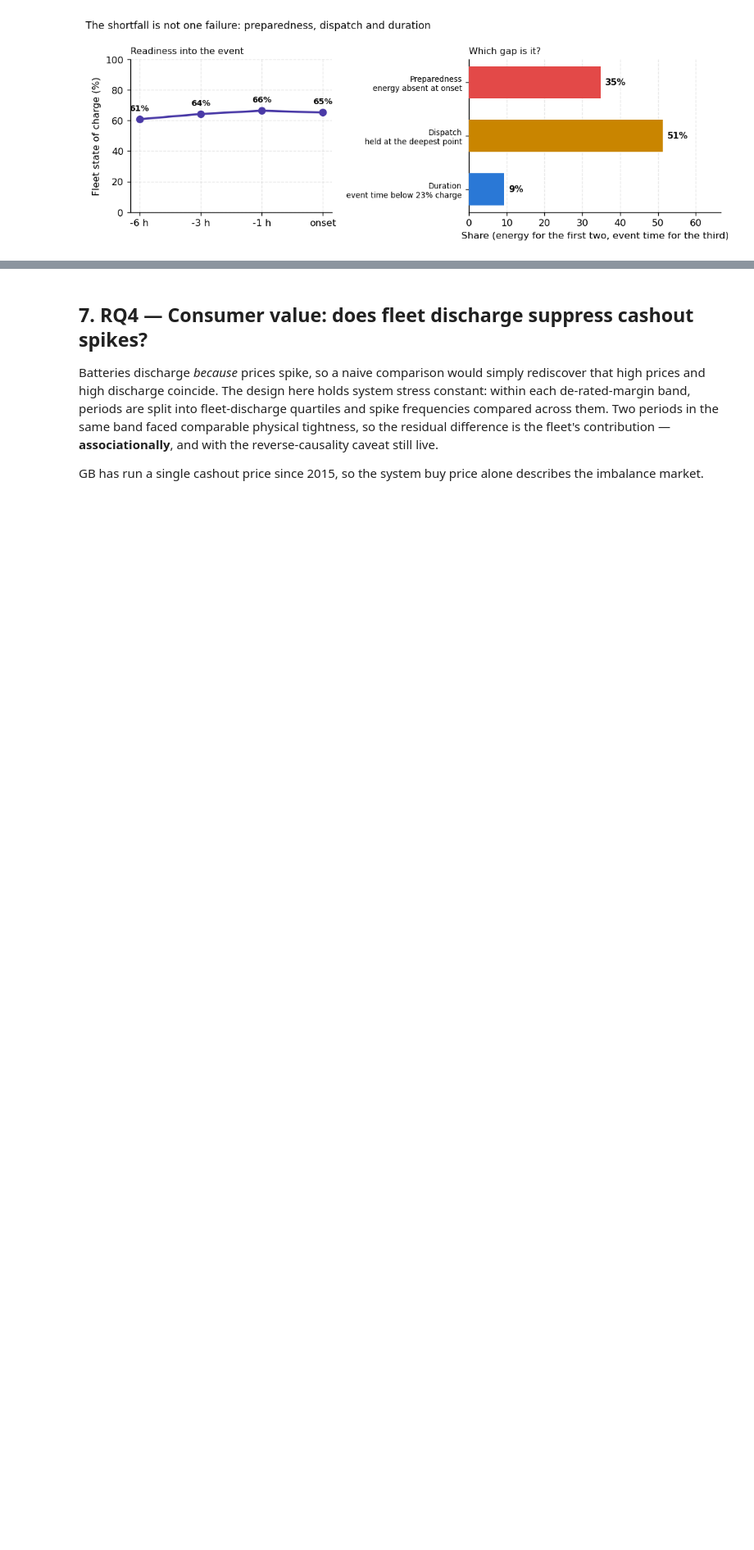
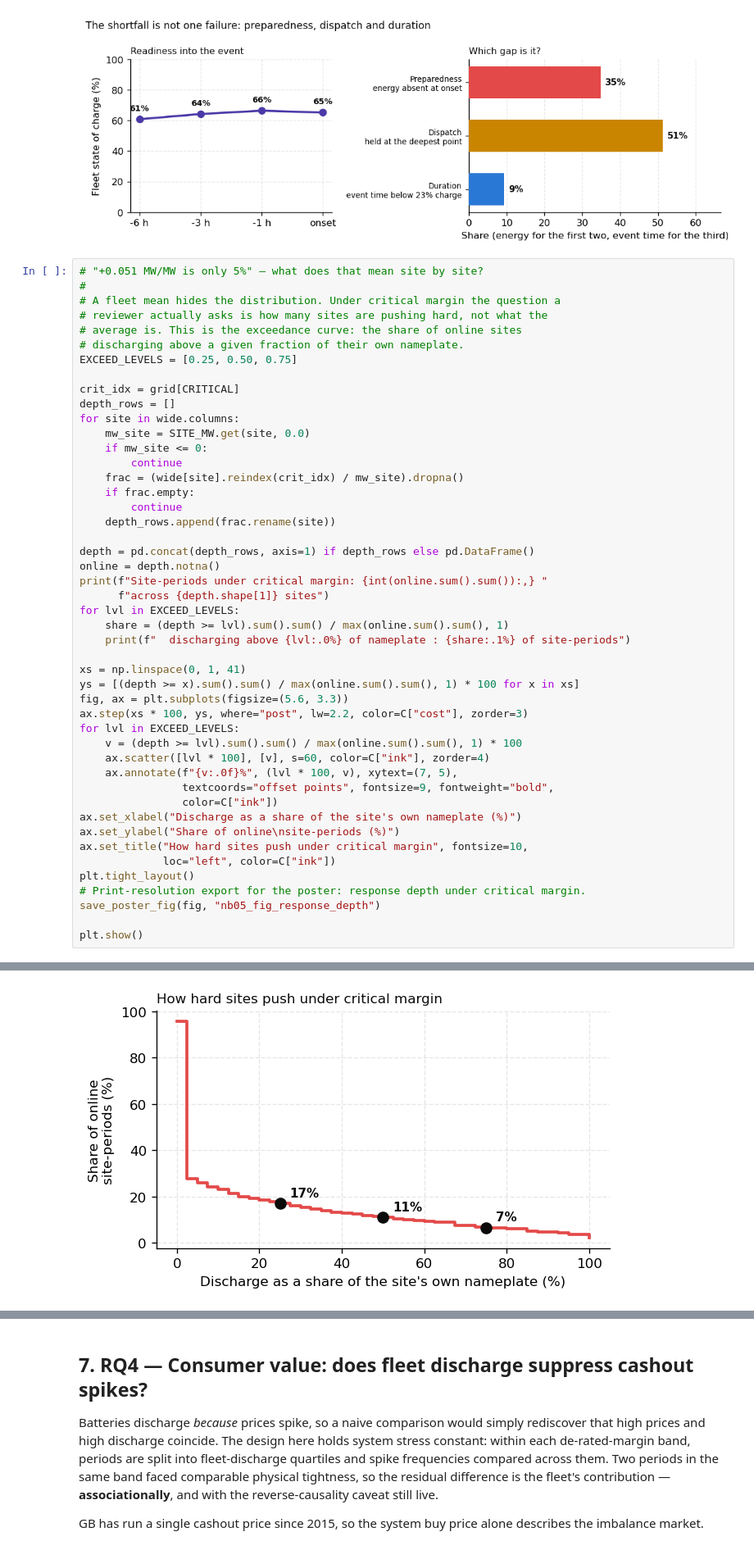
Before and after one commit to shaw029/power-trading, a Jupyter notebook: notebooks/05_stress_response_study.ipynb, the cells around one changed output, grey strips where cells are left out. Shown at 82% size. Saved outputs shown, nothing was run; the diff lists cells and outputs as text; blank space fills up the shorter version.

```diff
--- a/notebooks/05_stress_response_study.ipynb
+++ b/notebooks/05_stress_response_study.ipynb
@@ -1781,3 +1781,51 @@ Readiness run-up (mean fleet state of charge):
    -1 h : 66%
    +0 h : 65%
 [figure]
+# %%
+# "+0.051 MW/MW is only 5%" — what does that mean site by site?
+#
+# A fleet mean hides the distribution. Under critical margin the question a
+# reviewer actually asks is how many sites are pushing hard, not what the
+# average is. This is the exceedance curve: the share of online sites
+# discharging above a given fraction of their own nameplate.
+EXCEED_LEVELS = [0.25, 0.50, 0.75]
+
+crit_idx = grid[CRITICAL]
+depth_rows = []
+for site in wide.columns:
+    mw_site = SITE_MW.get(site, 0.0)
+    if mw_site <= 0:
+        continue
+    frac = (wide[site].reindex(crit_idx) / mw_site).dropna()
+    if frac.empty:
+        continue
+    depth_rows.append(frac.rename(site))
+
+depth = pd.concat(depth_rows, axis=1) if depth_rows else pd.DataFrame()
+online = depth.notna()
+print(f"Site-periods under critical margin: {int(online.sum().sum()):,} "
+      f"across {depth.shape[1]} sites")
+for lvl in EXCEED_LEVELS:
+    share = (depth >= lvl).sum().sum() / max(online.sum().sum(), 1)
+    print(f"  discharging above {lvl:.0%} of nameplate : {share:.1%} of site-periods")
+
+xs = np.linspace(0, 1, 41)
+ys = [(depth >= x).sum().sum() / max(online.sum().sum(), 1) * 100 for x in xs]
+fig, ax = plt.subplots(figsize=(5.6, 3.3))
+ax.step(xs * 100, ys, where="post", lw=2.2, color=C["cost"], zorder=3)
+for lvl in EXCEED_LEVELS:
+    v = (depth >= lvl).sum().sum() / max(online.sum().sum(), 1) * 100
+    ax.scatter([lvl * 100], [v], s=60, color=C["ink"], zorder=4)
+    ax.annotate(f"{v:.0f}%", (lvl * 100, v), xytext=(7, 5),
+                textcoords="offset points", fontsize=9, fontweight="bold",
+                color=C["ink"])
+ax.set_xlabel("Discharge as a share of the site's own nameplate (%)")
+ax.set_ylabel("Share of online\nsite-periods (%)")
+ax.set_title("How hard sites push under critical margin", fontsize=10,
+             loc="left", color=C["ink"])
+plt.tight_layout()
+# Print-resolution export for the poster: response depth under critical margin.
+save_poster_fig(fig, "nb05_fig_response_depth")
+
+plt.show()
+# %% [output]
@@ -1784,3 +1836,4 @@ Readiness run-up (mean fleet state of charge):
+[figure, added]
 # %%
 # Figure — is the alignment gap a market-incentive gap or a physical one?
 #
```
Also changed, not shown: parts of 2 cells of this notebook, 3 other files.
